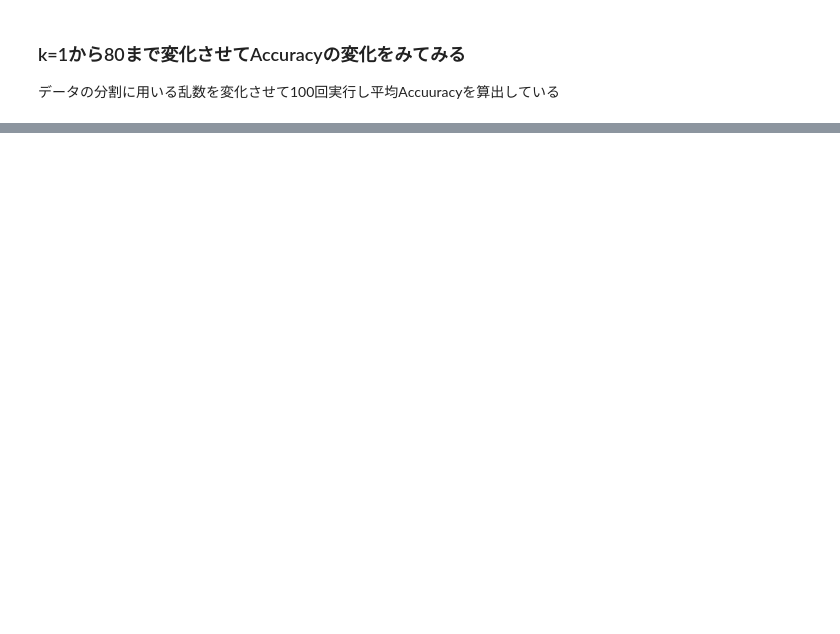
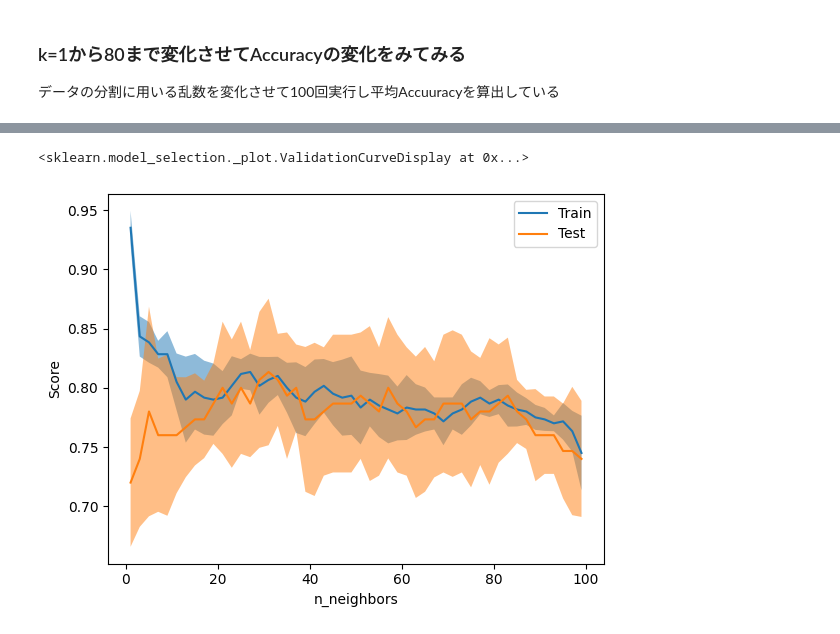
Before and after one commit to f-ken351/AIcourse2025, a Jupyter notebook: ch4-2.ipynb, the cells around one changed output, grey strips where cells are left out. Cells and saved outputs as stored; diff of their text form; code cells hidden in the pictures; blank space fills up the shorter version.

```diff
--- a/ch4-2.ipynb
+++ b/ch4-2.ipynb
@@ -141,0 +170,13 @@ plt.show()
+# %%
+from sklearn.model_selection import ValidationCurveDisplay
+
+ValidationCurveDisplay.from_estimator(
+    KNeighborsClassifier(),
+    X_std, y,
+    param_name="n_neighbors",
+    param_range=range(1,100,2),
+    cv=5
+)
+# %% [output]
+<sklearn.model_selection._plot.ValidationCurveDisplay at 0x...>
+[figure, added]
```
Also changed, not shown: parts of 6 cells of this notebook.
